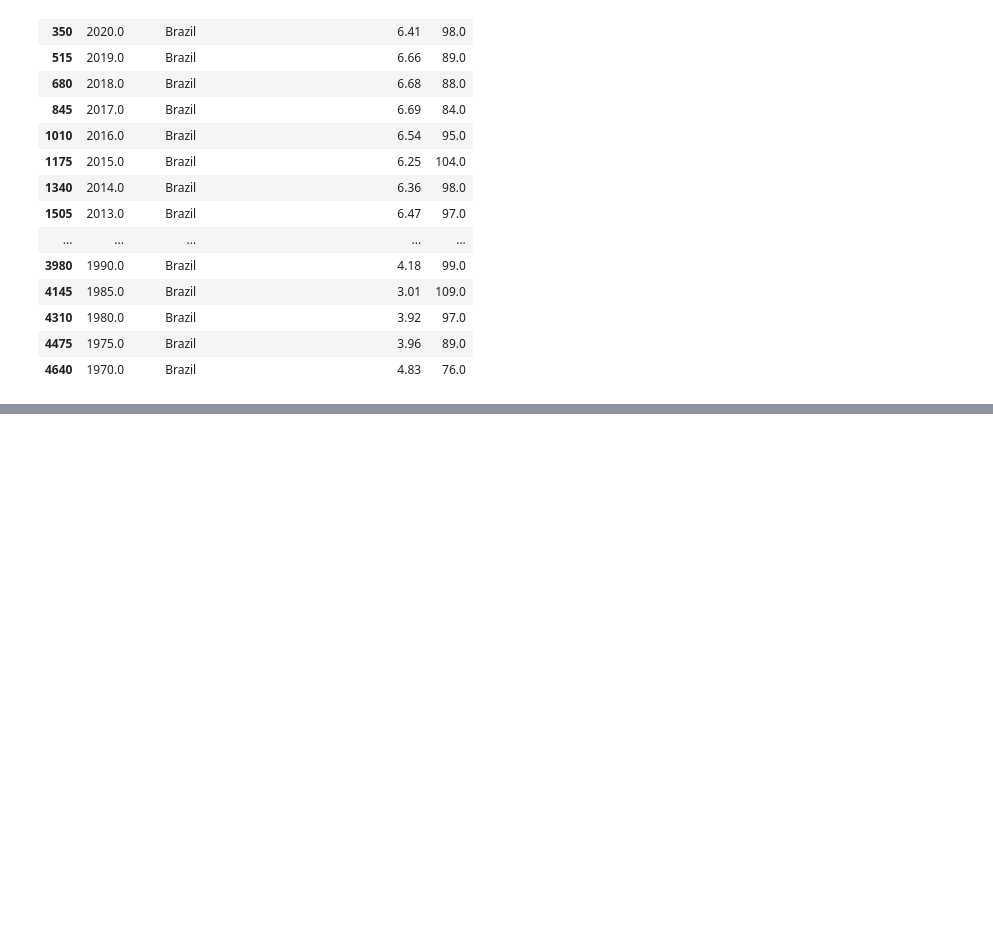
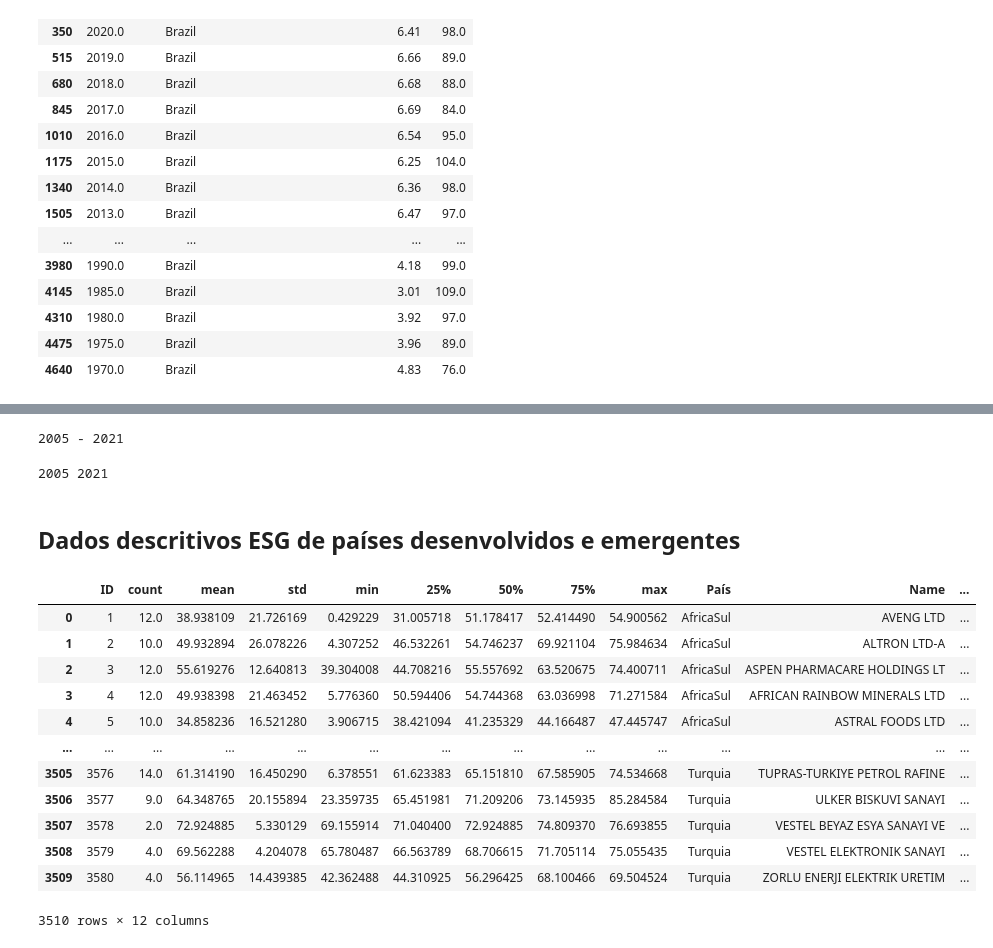
Before and after one commit to hertzrafael/pibic_economy_fii_ile, a Jupyter notebook: main.ipynb, the cells around one changed output, grey strips where cells are left out. Saved outputs shown, nothing was run; the diff lists cells and outputs as text; code cells hidden in the pictures; blank space fills up the shorter version.

```diff
--- a/main.ipynb
+++ b/main.ipynb
@@ -74,0 +96,39 @@ economic_freedom.head(3)
+# %%
+min_year = esg_data['Ano'].min()
+max_year = esg_data['Ano'].max()
+
+print(min_year, '-', max_year)
+# %% [output]
+2005 - 2021
+# %%
+freedom_filtered = economic_freedom.query(f"Year >= {min_year} and Year <= {max_year}")
+print(freedom_filtered['Year'].min(), freedom_filtered['Year'].max())
+# %% [output]
+2005 2021
+# %% [markdown]
+## Dados descritivos ESG de países desenvolvidos e emergentes
+# %%
+enterprises_esg_refinitiv_describe = esg_data.groupby('ID')['ESGRefinitiv'].describe().reset_index()
+
+target_columns = [
+    'País', 'Name', 'ID', 'G'
+]
+
+esg_target_group = esg_data.filter(items=target_columns).drop_duplicates(subset=['ID'])
+
+described_enterprises = pd.merge(left=enterprises_esg_refinitiv_describe, right=esg_target_group, how='left', on='ID')
+described_enterprises
+# %% [output]
+|  | ID | count | mean | std | min | 25% | 50% | 75% | max | País | Name | ... |
+| 0 | 1 | 12.0 | 38.938109 | 21.726169 | 0.429229 | 31.005718 | 51.178417 | 52.414490 | 54.900562 | AfricaSul | AVENG LTD | ... |
+| 1 | 2 | 10.0 | 49.932894 | 26.078226 | 4.307252 | 46.532261 | 54.746237 | 69.921104 | 75.984634 | AfricaSul | ALTRON LTD-A | ... |
+| 2 | 3 | 12.0 | 55.619276 | 12.640813 | 39.304008 | 44.708216 | 55.557692 | 63.520675 | 74.400711 | AfricaSul | ASPEN PHARMACARE HOLDINGS LT | ... |
+| 3 | 4 | 12.0 | 49.938398 | 21.463452 | 5.776360 | 50.594406 | 54.744368 | 63.036998 | 71.271584 | AfricaSul | AFRICAN RAINBOW MINERALS LTD | ... |
+| 4 | 5 | 10.0 | 34.858236 | 16.521280 | 3.906715 | 38.421094 | 41.235329 | 44.166487 | 47.445747 | AfricaSul | ASTRAL FOODS LTD | ... |
+| ... | ... | ... | ... | ... | ... | ... | ... | ... | ... | ... | ... | ... |
+| 3505 | 3576 | 14.0 | 61.314190 | 16.450290 | 6.378551 | 61.623383 | 65.151810 | 67.585905 | 74.534668 | Turquia | TUPRAS-TURKIYE PETROL RAFINE | ... |
+| 3506 | 3577 | 9.0 | 64.348765 | 20.155894 | 23.359735 | 65.451981 | 71.209206 | 73.145935 | 85.284584 | Turquia | ULKER BISKUVI SANAYI | ... |
+| 3507 | 3578 | 2.0 | 72.924885 | 5.330129 | 69.155914 | 71.040400 | 72.924885 | 74.809370 | 76.693855 | Turquia | VESTEL BEYAZ ESYA SANAYI VE | ... |
+| 3508 | 3579 | 4.0 | 69.562288 | 4.204078 | 65.780487 | 66.563789 | 68.706615 | 71.705114 | 75.055435 | Turquia | VESTEL ELEKTRONIK SANAYI | ... |
+| 3509 | 3580 | 4.0 | 56.114965 | 14.439385 | 42.362488 | 44.310925 | 56.296425 | 68.100466 | 69.504524 | Turquia | ZORLU ENERJI ELEKTRIK URETIM | ... |
+3510 rows × 12 columns
```
Also changed, not shown: parts of 7 cells of this notebook, 2 other files.
